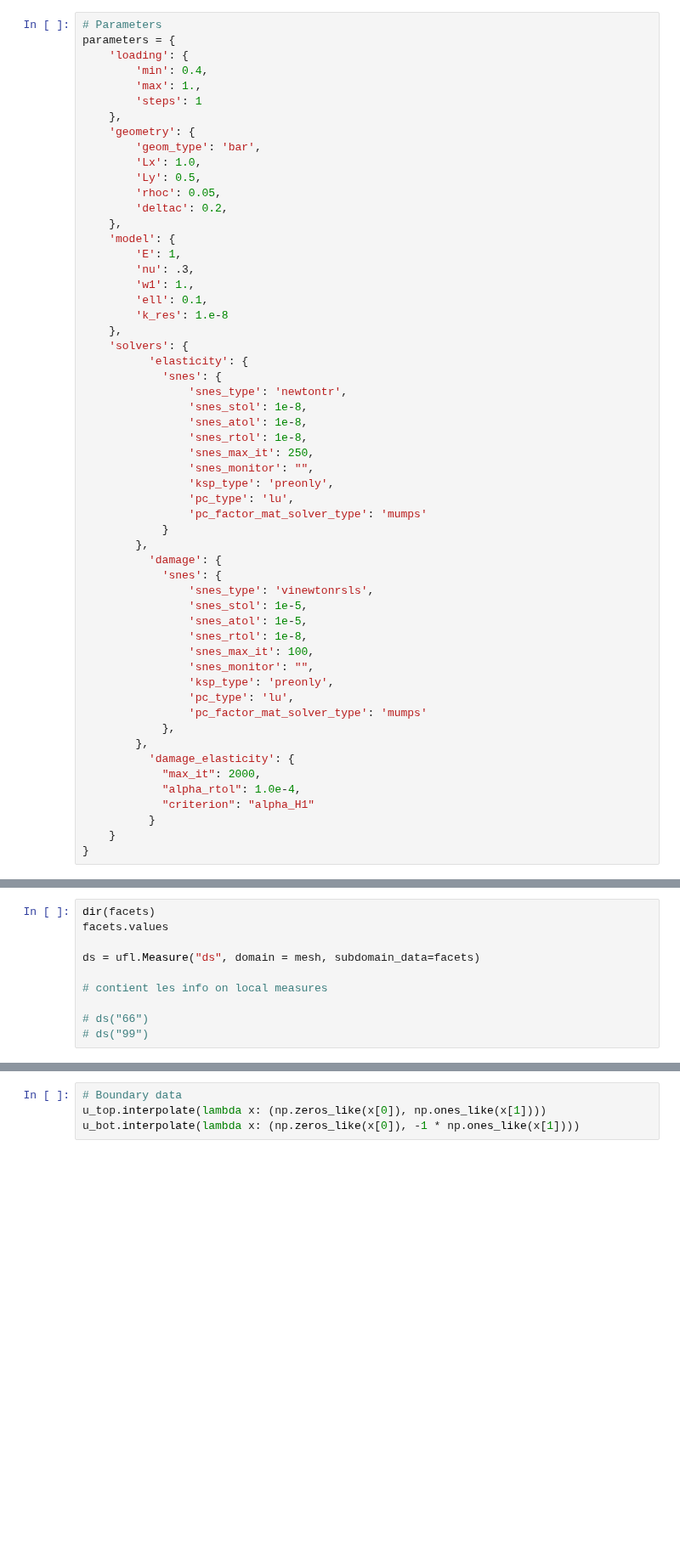
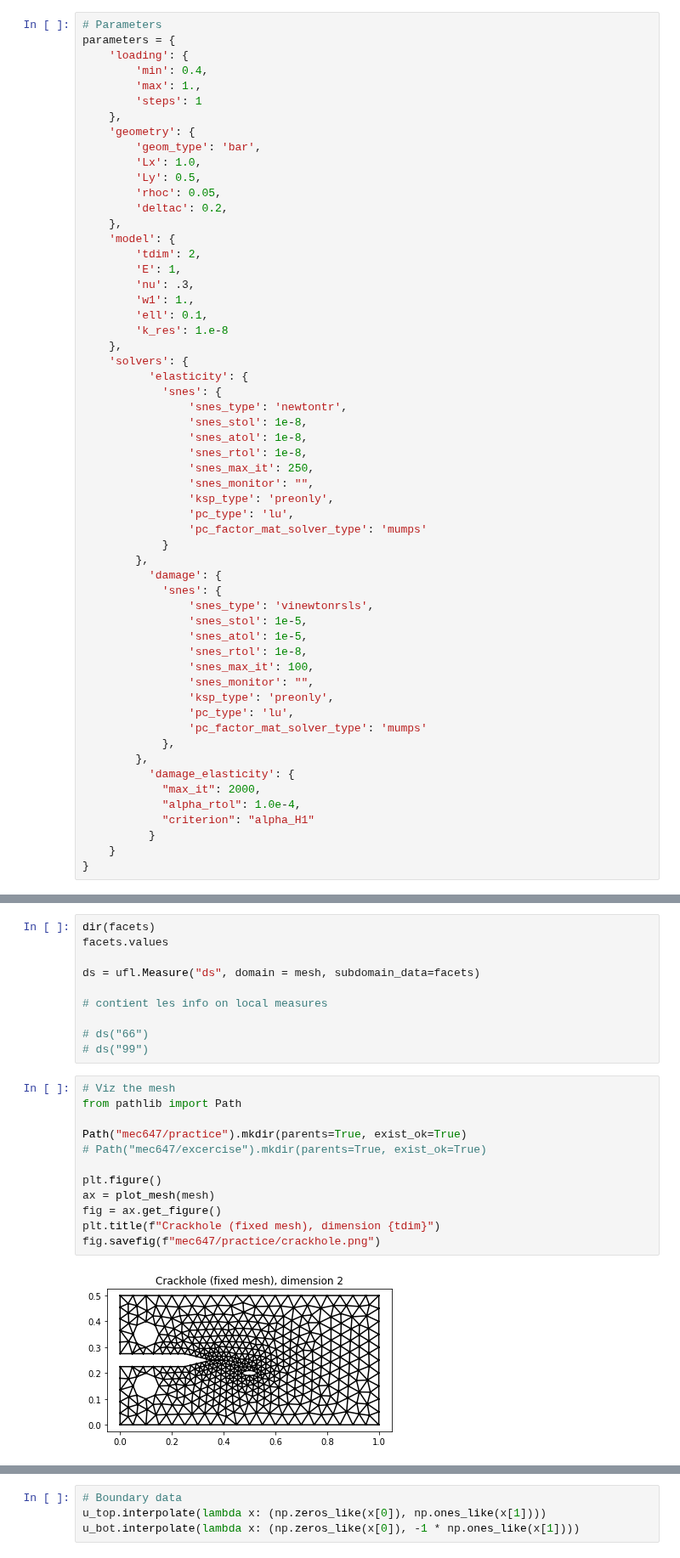
Before and after one commit to kumiori/irrevolutions, a Jupyter notebook: practice/withenergy.ipynb, the cells around one changed output, grey strips where cells are left out. Shown at 85% size. Drawn from its saved outputs; the diff is of its cells as text; blank space fills up the shorter version.

```diff
--- a/practice/withenergy.ipynb
+++ b/practice/withenergy.ipynb
@@ -164,6 +150,7 @@ parameters = {
         'deltac': 0.2,
     },
     'model': {
+        'tdim': 2,
         'E': 1,
         'nu': .3,
         'w1': 1.,
@@ -409,6 +426,20 @@ ds = ufl.Measure("ds", domain = mesh, subdomain_data=facets)
 
 # ds("66")
 # ds("99")
+# %%
+# Viz the mesh
+from pathlib import Path
+
+Path("mec647/practice").mkdir(parents=True, exist_ok=True)
+# Path("mec647/excercise").mkdir(parents=True, exist_ok=True)
+
+plt.figure()
+ax = plot_mesh(mesh)
+fig = ax.get_figure()
+plt.title(f"Crackhole (fixed mesh), dimension {tdim}")
+fig.savefig(f"mec647/practice/crackhole.png")
+# %% [output]
+[figure, added]
 # %%
 """
 mesh.topology.create_entities(tdim - 1)
```
Also changed, not shown: parts of 5 cells of this notebook.
